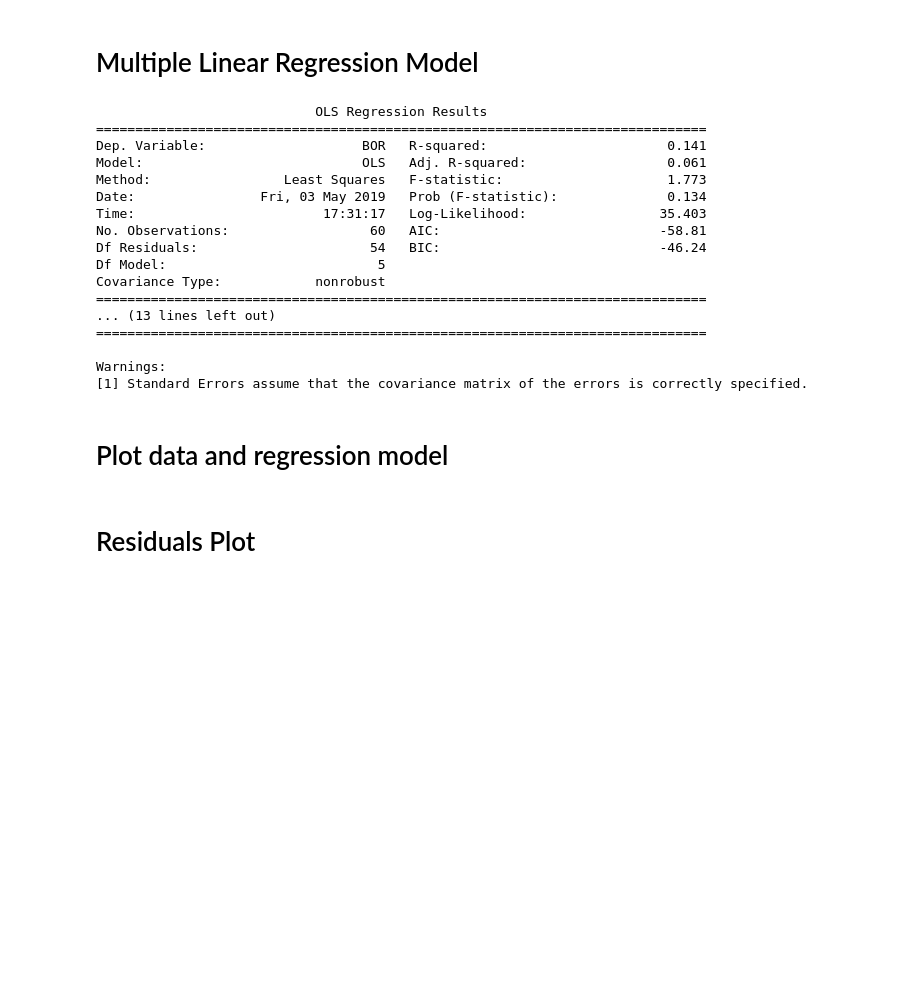
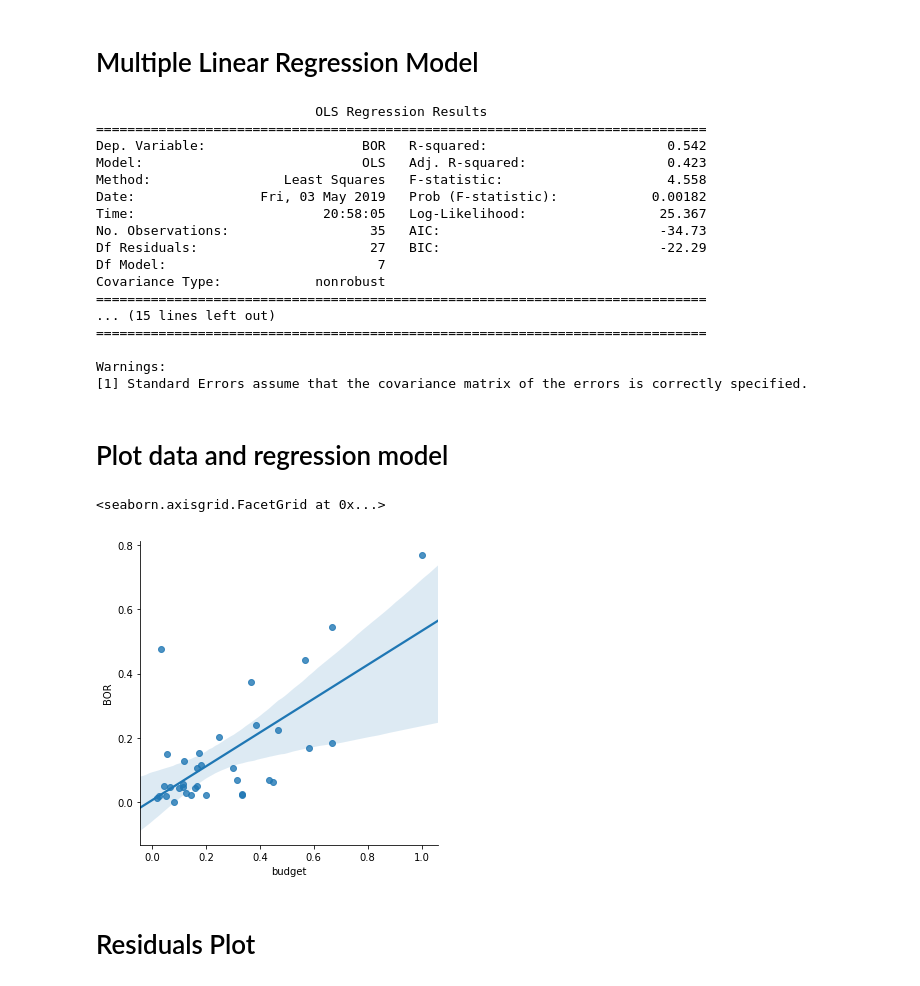
Before and after one commit to jorginazario/social_sensing_boxoffice, a Jupyter notebook: MLinear_Regression.ipynb, the cells around one changed output. Drawn from its saved outputs; the diff is of its cells as text; code cells hidden in the pictures; blank space fills up the shorter version.

```diff
--- a/MLinear_Regression.ipynb
+++ b/MLinear_Regression.ipynb
@@ -175,25 +157,31 @@ final
 # %% [markdown]
 <h1>Multiple Linear Regression Model </h1>
 # %%
-formula = "BOR ~ 1 + RT + IMDB + MC + sent + avg_rt"
+from sklearn.model_selection import train_test_split
+from sklearn.preprocessing import StandardScaler
+
+formula = "BOR ~ 1 +IMDB + popul + RT + MC + sent + avg_rt + budget"
 y, X = patsy.dmatrices(formula, final, return_type='matrix')  #remember this drops missing data for you
+
+
 model = sm.OLS(y, X)
 results = model.fit()
 print(results.summary())
+#results.predict([[0.5,0.5,0.5,0.5,0.5,0.5,0.5]])
 # %% [output]
                             OLS Regression Results
 ==============================================================================
-Dep. Variable:                    BOR   R-squared:                       0.141
-Model:                            OLS   Adj. R-squared:                  0.061
-Method:                 Least Squares   F-statistic:                     1.773
-Date:                Fri, 03 May 2019   Prob (F-statistic):              0.134
-Time:                        17:31:17   Log-Likelihood:                 35.403
-No. Observations:                  60   AIC:                            -58.81
-Df Residuals:                      54   BIC:                            -46.24
-Df Model:                           5
+Dep. Variable:                    BOR   R-squared:                       0.542
+Model:                            OLS   Adj. R-squared:                  0.423
+Method:                 Least Squares   F-statistic:                     4.558
+Date:                Fri, 03 May 2019   Prob (F-statistic):            0.00182
+Time:                        20:58:05   Log-Likelihood:                 25.367
+No. Observations:                  35   AIC:                            -34.73
+Df Residuals:                      27   BIC:                            -22.29
+Df Model:                           7
 Covariance Type:            nonrobust
 ==============================================================================
-... (13 lines left out)
+... (15 lines left out)
 ==============================================================================
 
 Warnings:
@@ -207,7 +191,10 @@ Warnings:
 # %%
 import seaborn as sns
 # Use a Linear Model Plot
-sns.lmplot(x='sent', y='BOR',data=final)
+sns.lmplot(x='budget', y='BOR',data=final)
+# %% [output]
+<seaborn.axisgrid.FacetGrid at 0x...>
+[figure, added]
 # %% [markdown]
 <h1>Residuals Plot</h1>
 # %%
```
Also changed, not shown: parts of 15 cells of this notebook.
